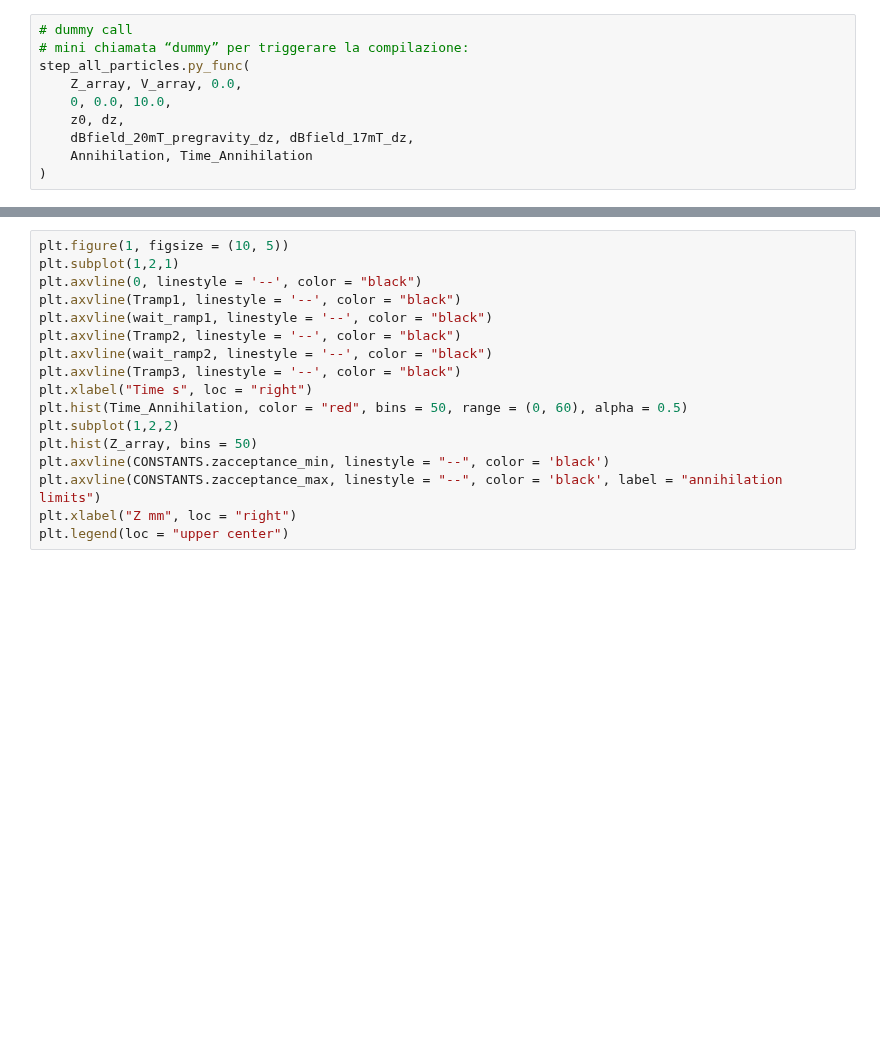
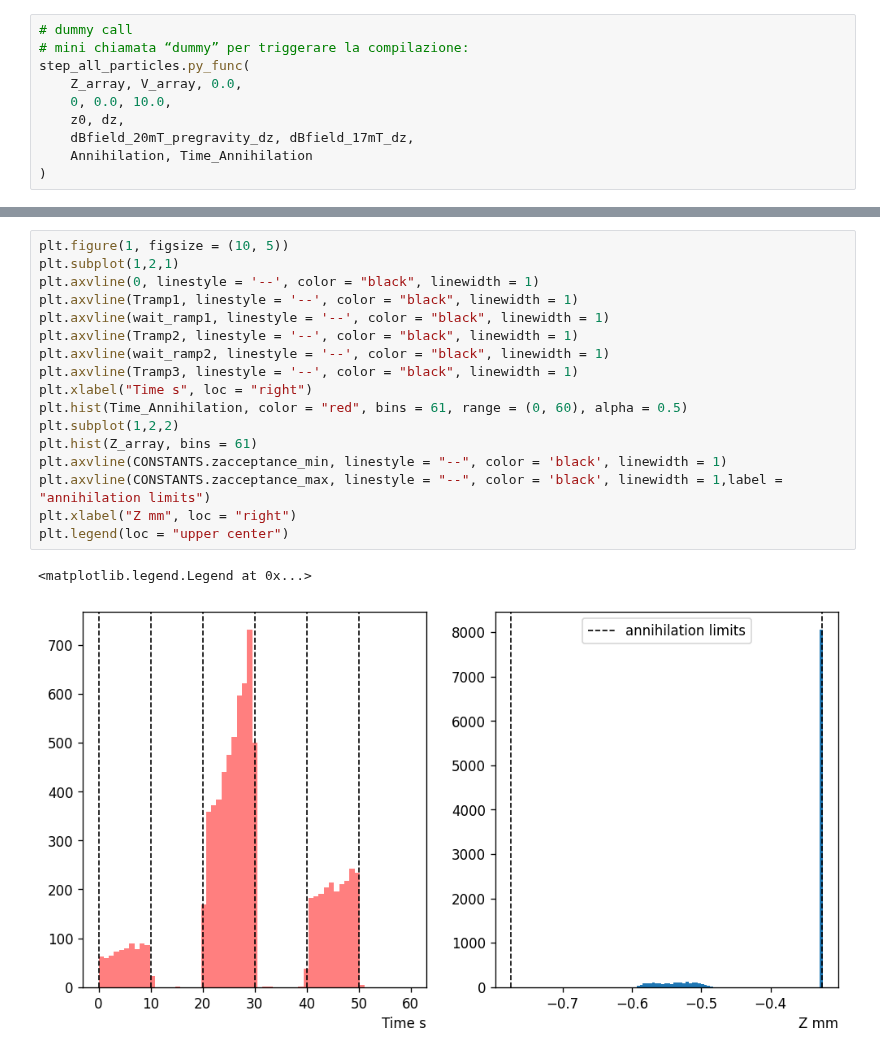
Before and after one commit to Adrianodelvincio/alphag_frequentist_analysis_2025, a Jupyter notebook: toy/Simulation.ipynb, the cells around one changed output, grey strips where cells are left out. Saved outputs shown, nothing was run; the diff lists cells and outputs as text; blank space fills up the shorter version.

```diff
--- a/toy/Simulation.ipynb
+++ b/toy/Simulation.ipynb
@@ -363,17 +400,20 @@ for frame in range(0,int(wait_ramp3/dt)):
 # %%
 plt.figure(1, figsize = (10, 5))
 plt.subplot(1,2,1)
-plt.axvline(0, linestyle = '--', color = "black")
-plt.axvline(Tramp1, linestyle = '--', color = "black")
-plt.axvline(wait_ramp1, linestyle = '--', color = "black")
-plt.axvline(Tramp2, linestyle = '--', color = "black")
-plt.axvline(wait_ramp2, linestyle = '--', color = "black")
-plt.axvline(Tramp3, linestyle = '--', color = "black")
+plt.axvline(0, linestyle = '--', color = "black", linewidth = 1)
+plt.axvline(Tramp1, linestyle = '--', color = "black", linewidth = 1)
+plt.axvline(wait_ramp1, linestyle = '--', color = "black", linewidth = 1)
+plt.axvline(Tramp2, linestyle = '--', color = "black", linewidth = 1)
+plt.axvline(wait_ramp2, linestyle = '--', color = "black", linewidth = 1)
+plt.axvline(Tramp3, linestyle = '--', color = "black", linewidth = 1)
 plt.xlabel("Time s", loc = "right")
-plt.hist(Time_Annihilation, color = "red", bins = 50, range = (0, 60), alpha = 0.5)
+plt.hist(Time_Annihilation, color = "red", bins = 61, range = (0, 60), alpha = 0.5)
 plt.subplot(1,2,2)
-plt.hist(Z_array, bins = 50)
-plt.axvline(CONSTANTS.zacceptance_min, linestyle = "--", color = 'black')
-plt.axvline(CONSTANTS.zacceptance_max, linestyle = "--", color = 'black', label = "annihilation limits")
+plt.hist(Z_array, bins = 61)
+plt.axvline(CONSTANTS.zacceptance_min, linestyle = "--", color = 'black', linewidth = 1)
+plt.axvline(CONSTANTS.zacceptance_max, linestyle = "--", color = 'black', linewidth = 1,label = "annihilation limits")
 plt.xlabel("Z mm", loc = "right")
 plt.legend(loc = "upper center")
+# %% [output]
+<matplotlib.legend.Legend at 0x...>
+[figure, added]
```
Also changed, not shown: parts of 3 cells of this notebook, 2 other files.
